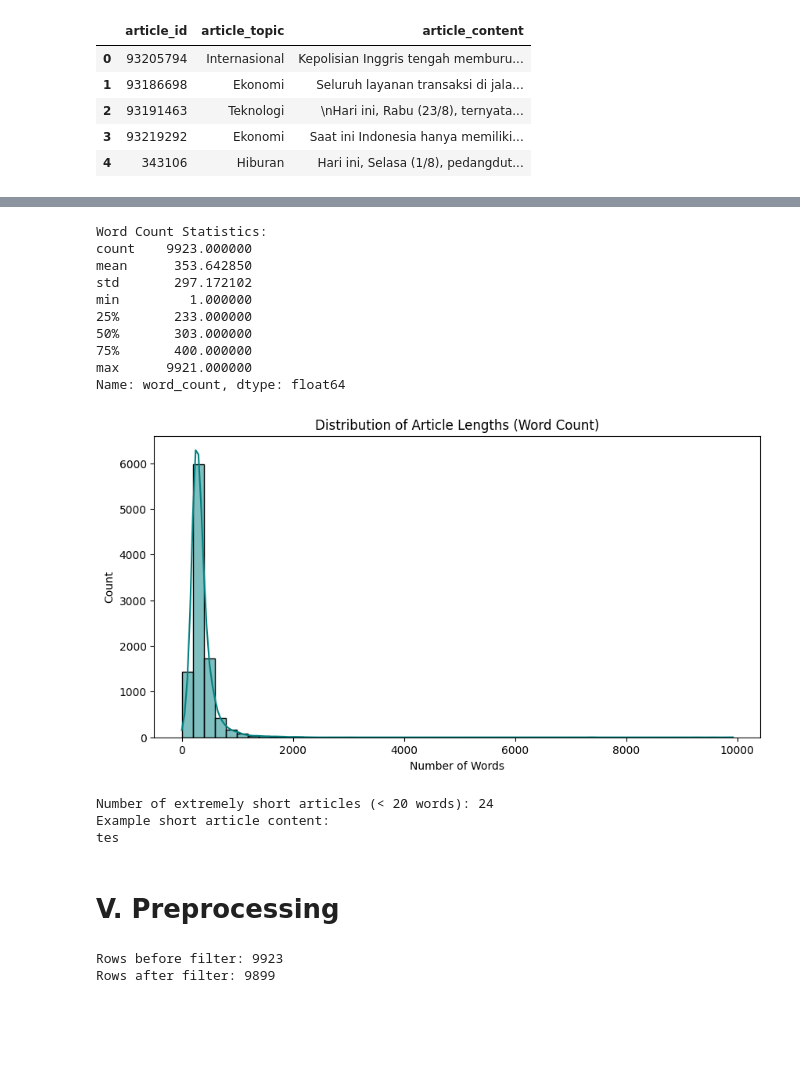
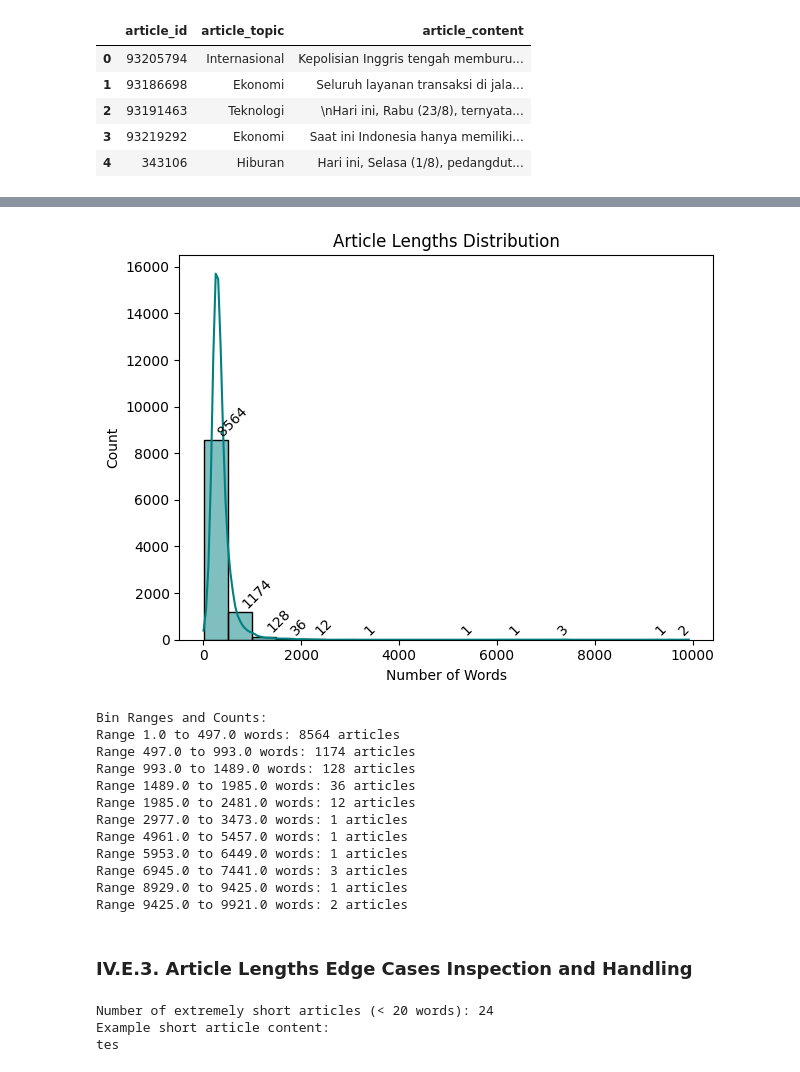
Before and after one commit to hardefarogonondo/Kumparan-topic-extractor-engine, a Jupyter notebook: notebooks/1_exploratory_data_analysis_and_preprocessing/exploratory_data_analysis_and_preprocessing.ipynb, the cells around one changed output, grey strips where cells are left out. Cells and saved outputs as stored; diff of their text form; code cells hidden in the pictures; blank space fills up the shorter version.

```diff
--- a/notebooks/1_exploratory_data_analysis_and_preprocessing/exploratory_data_analysis_and_preprocessing.ipynb
+++ b/notebooks/1_exploratory_data_analysis_and_preprocessing/exploratory_data_analysis_and_preprocessing.ipynb
@@ -224,27 +224,40 @@ Name: count, dtype: int64
+# %%
+ax = sns.histplot(df_clean["word_count"], bins=20, kde=True, color='teal')
+for p in ax.patches:
+    height = p.get_height()
+    if height > 0:
+        x = p.get_x() + p.get_width() / 2
+        ax.text(x, height + 50, f'{int(height)}',
+                ha='left',
+                va='bottom',
+                rotation=45)
+plt.title("Article Lengths Distribution")
+plt.xlabel("Number of Words")
+plt.tight_layout()
+plt.show()
+# %% [output]
+[figure, added]
 # %%
-# Calculate word count for every article
-df_clean['word_count'] = df_clean['article_content'].apply(lambda x: len(str(x).split()))
-
-# Statistics
-print("\nWord Count Statistics:")
-print(df_clean['word_count'].describe())
-
-# Plot
-plt.figure(figsize=(10, 5))
-sns.histplot(df_clean['word_count'], bins=50, kde=True, color='teal')
-plt.title('Distribution of Article Lengths (Word Count)')
-plt.xlabel('Number of Words')
-plt.show()
+print("Bin Ranges and Counts:")
+for p in ax.patches:
+    if p.get_height() > 0:
+        start = p.get_x()
+        end = start + p.get_width()
+        count = int(p.get_height())
+        print(f"Range {start:.1f} to {end:.1f} words: {count} articles")
 # %% [output]
-Word Count Statistics:
-count    9923.000000
-mean      353.642850
-std       297.172102
-min         1.000000
-25%       233.000000
-50%       303.000000
-75%       400.000000
-max      9921.000000
-Name: word_count, dtype: float64
+Bin Ranges and Counts:
+Range 1.0 to 497.0 words: 8564 articles
+Range 497.0 to 993.0 words: 1174 articles
+Range 993.0 to 1489.0 words: 128 articles
+Range 1489.0 to 1985.0 words: 36 articles
+Range 1985.0 to 2481.0 words: 12 articles
+Range 2977.0 to 3473.0 words: 1 articles
+Range 4961.0 to 5457.0 words: 1 articles
+Range 5953.0 to 6449.0 words: 1 articles
+Range 6945.0 to 7441.0 words: 3 articles
+Range 8929.0 to 9425.0 words: 1 articles
+Range 9425.0 to 9921.0 words: 2 articles
-[figure, removed]
+# %% [markdown]
+### IV.E.3. Article Lengths Edge Cases Inspection and Handling
 # %%
@@ -257,15 +270,3 @@ if len(short_articles) > 0:
 Number of extremely short articles (< 20 words): 24
 Example short article content:
 tes
-# %% [markdown]
-# V. Preprocessing
-# %%
-# Remove articles with fewer than 20 words
-# This removes "tes", empty placeholders, and broken scraps
-df_final = df_clean[df_clean['word_count'] >= 20].copy()
-
-print(f"Rows before filter: {len(df_clean)}")
-print(f"Rows after filter: {len(df_final)}")
-# %% [output]
-Rows before filter: 9923
-Rows after filter: 9899
```
Also changed, not shown: parts of 33 cells of this notebook.
